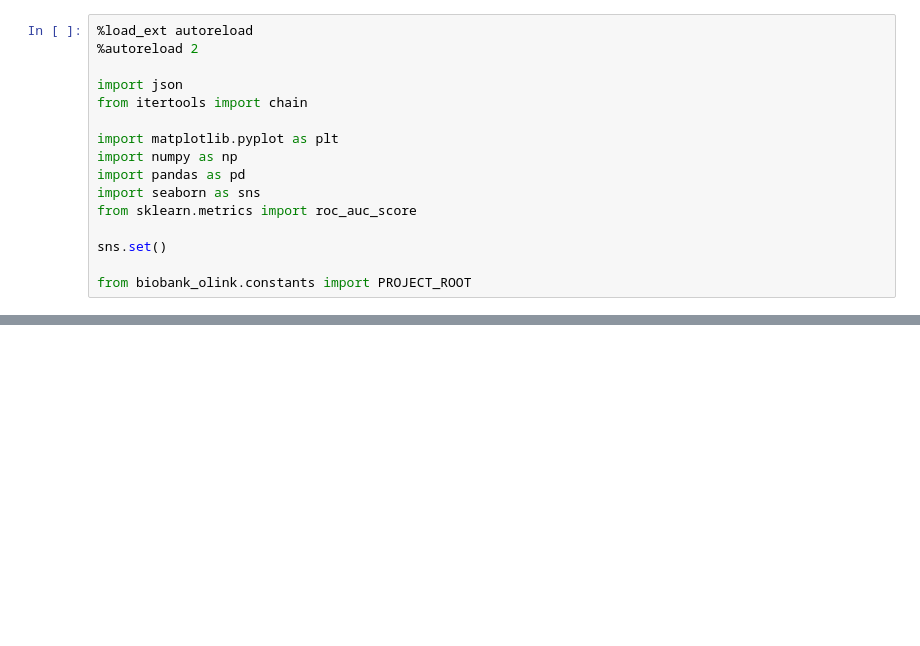
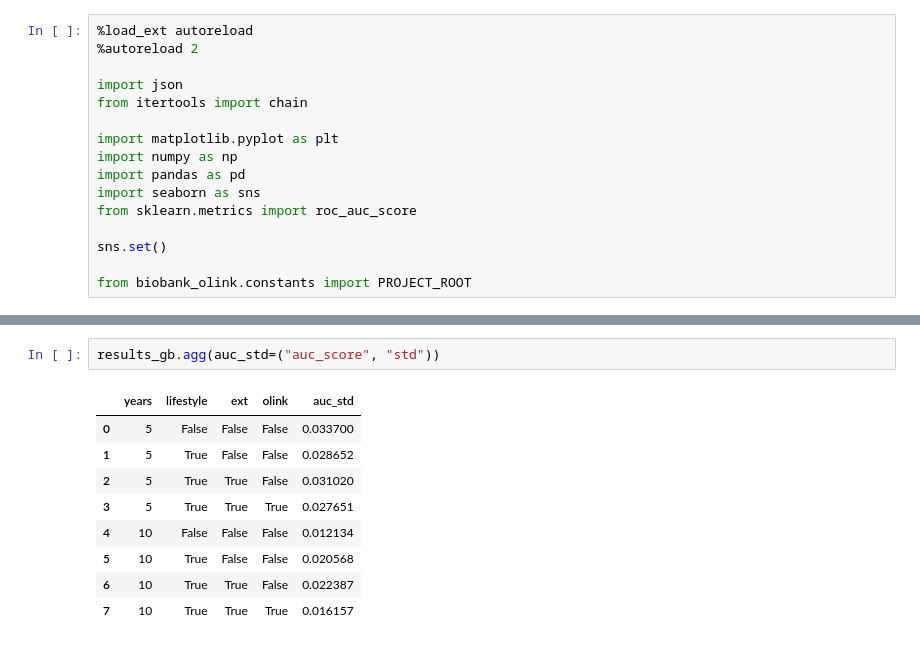
Before and after one commit to ipolharvard/biobank_olink, a Jupyter notebook: notebooks/exp_pred_diagnosis.ipynb, the cells around one changed output, grey strips where cells are left out. Cells and saved outputs as stored; diff of their text form; blank space fills up the shorter version.

```diff
--- a/notebooks/exp_pred_diagnosis.ipynb
+++ b/notebooks/exp_pred_diagnosis.ipynb
@@ -39 +66,13 @@ results.groupby(["years", "lifestyle", "bp", "olink"], dropna=False).agg(**agg_v
+# %%
+results_gb.agg(auc_std=("auc_score", "std"))
+# %% [output]
+|  | years | lifestyle | ext | olink | auc_std |
+| 0 | 5 | False | False | False | 0.033700 |
+| 1 | 5 | True | False | False | 0.028652 |
+| 2 | 5 | True | True | False | 0.031020 |
+| 3 | 5 | True | True | True | 0.027651 |
+| 4 | 10 | False | False | False | 0.012134 |
+| 5 | 10 | True | False | False | 0.020568 |
+| 6 | 10 | True | True | False | 0.022387 |
+| 7 | 10 | True | True | True | 0.016157 |
 # %%
```
Also changed, not shown: parts of 4 cells of this notebook, 1 other file.
